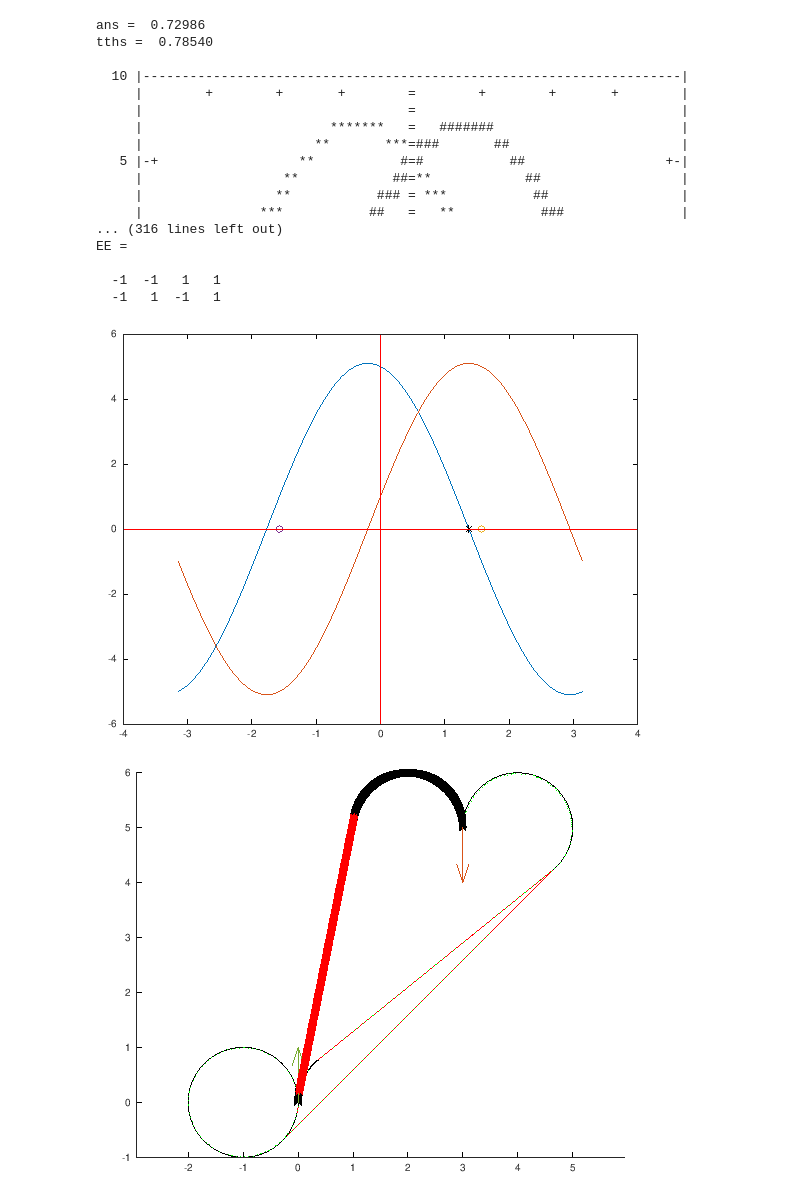
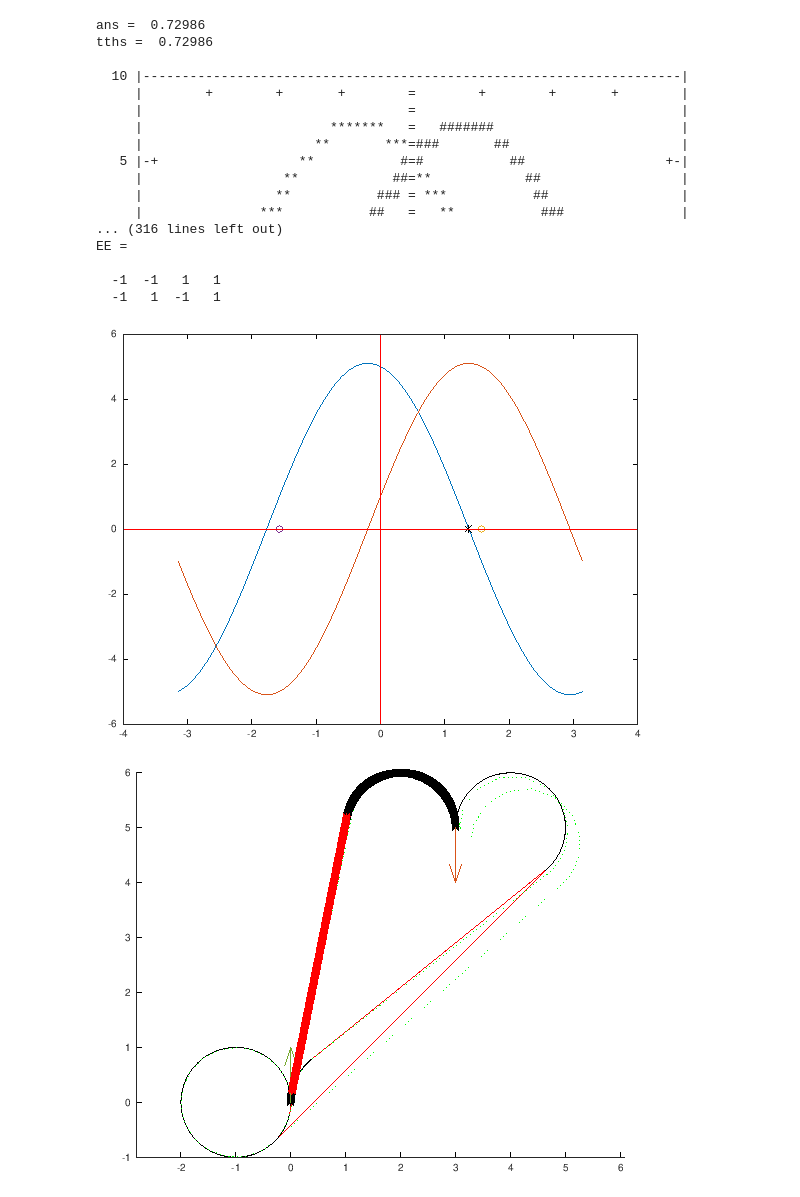
Before and after one commit to jbcaillau/commande, a Jupyter notebook: tp1/zmd.ipynb, the cells around one changed output. Cells and saved outputs as stored; diff of their text form; code cells hidden in the pictures.

```diff
--- a/tp1/zmd.ipynb
+++ b/tp1/zmd.ipynb
@@ -160,11 +160,11 @@ global w
 %w = .0; z0 = 0; th0 = acos(-w); zf = 6+4i; thf = th0;
 %w = .01; z0 = 0; th0 = acos(-w); zf = 0+4i; thf = th0;
 %w = .95; z0 = 0; th0 = acos(-w); zf = 4+4i; thf = -th0;
-w = 0; z0 = 0; th0 = pi/2; zf = 3+5i; thf = -th0; % (1)
-%w = 0.2; z0 = 0; th0 = acos(-w); zf = 3+5i; thf = -th0; % (2) *
-%w = 0.4; z0 = 0; th0 = acos(-w); zf = 3+5i; thf = -th0; % (2) *
-%w = 0.4; z0 = 0; th0 = pi/2; zf = 3+5i; thf = -th0; % (3)
-%w = 0.4; z0 = 0; th0 = pi/4; zf = 3+5i; thf = 290/180*pi; % (5) *
+w = 0; z0 = 0; th0 = acos(-w); zf = 3+5i; thf = -th0; % (1)
+%w = 0.2; z0 = 0; th0 = acos(-w); zf = 3+5i; thf = -th0; % (2)
+%w = 0.4; z0 = 0; th0 = acos(-w); zf = 3+5i; thf = -th0; % (3)
+%w = 0.9; z0 = 0; th0 = acos(-w); zf = 3+5i; thf = -th0; % (4)
+%w = 0.4; z0 = 0; th0 = pi/4; zf = 3+5i; thf = 290/180*pi; %
 %w =-.5; z0 = 0; th0 = pi/4; zf=-4+5i; thf =-pi/2;
 %w = .6; z0 = 0; th0 = pi/7; zf= 9+0.7i; thf = pi/3;
 
@@ -227,16 +227,7 @@ Ns = size(is, 2);
 
 ths(is)
 
-optfz = optimset('fzero');
-optfz = optimset(optfz, 'TolX', 1e-9, 'Display', 'iter');
-foo = @(ths) imag( bsbfun(z0, th0, zf, thf, e1, e3, ths) );
-
-tths = [ ];
-
-for j = 1:Ns
-  [ sol, err, flag ] = fzero(foo, ths(is(j)), optfz);
-  if (flag == 1), tths = [ tths sol ]; end;
-end;
+tths = ths(is);
 
 Ns = size(tths, 2);
 tths
@@ -274,32 +265,32 @@ THS = [ THS tths ];
 TF = [ TF tf ];
 
 end;
 
 [ TF, i ] = sort(TF);
 EE = EE(:, i);
 THS = THS(i);
 if ~isempty(TF)
   bsbfun(z0, th0, zf, thf, EE(1, 1), EE(2, 1), THS(1), '*', 1000);
 end;
 
 TF, EE
 # %% [output]
 ans =  0.72986
-tths =  0.78540
+tths =  0.72986
 
   10 |---------------------------------------------------------------------|
      |        +        +       +        =        +        +       +        |
      |                                  =                                  |
      |                        *******   =   #######                        |
      |                      **       ***=###       ##                      |
    5 |-+                  **           #=#           ##                  +-|
      |                  **            ##=**            ##                  |
      |                 **           ### = ***           ##                 |
      |               ***           ##   =   **           ###               |
 ... (316 lines left out)
 EE =
 
   -1  -1   1   1
   -1   1  -1   1
 [figure]
-[figure, old version]
+[figure, new version]
```
